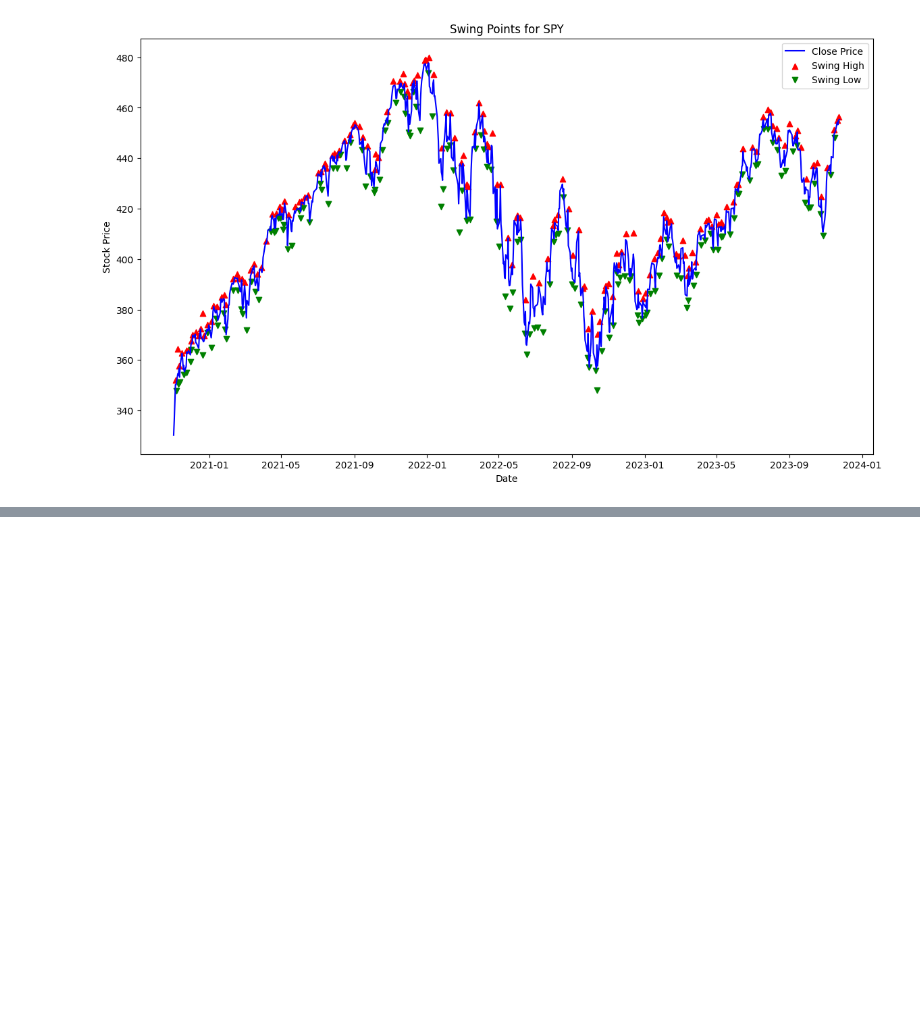
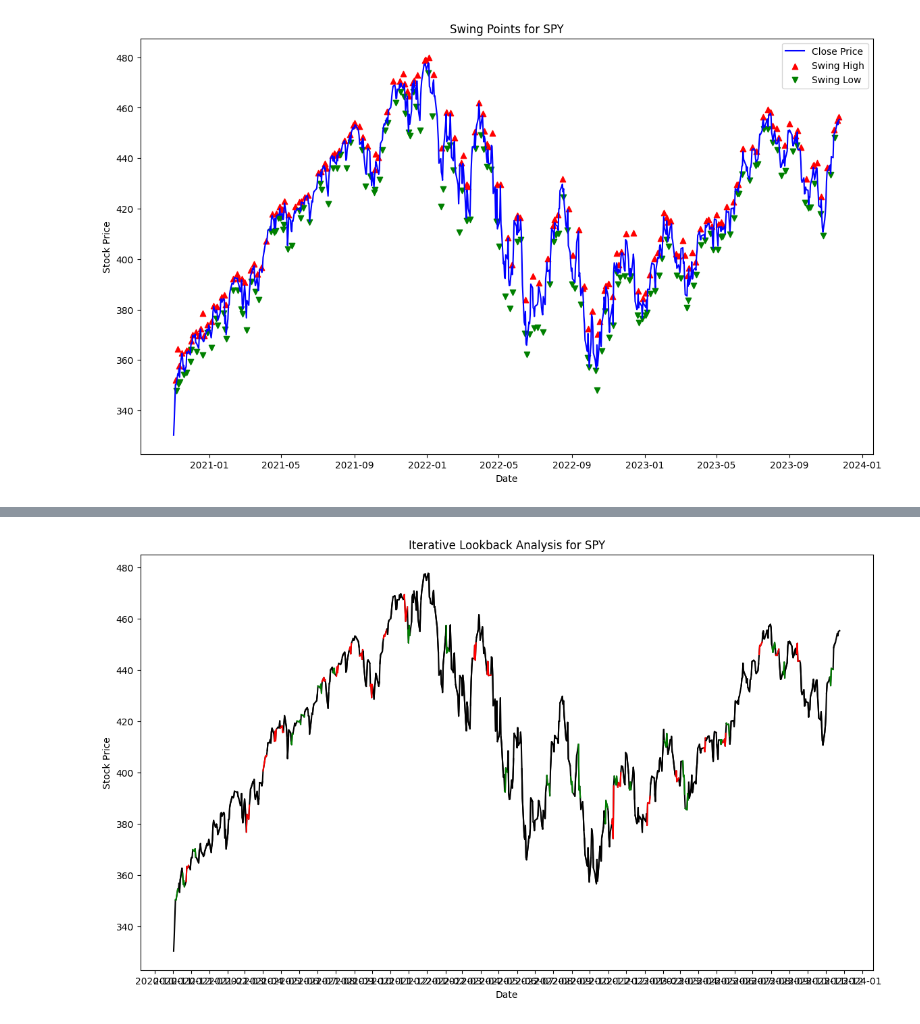
Before and after one commit to ItMeansBigMountain/Financial.Market.ML, a Jupyter notebook: box-candle.ipynb, the cells around one changed output, grey strips where cells are left out. Saved outputs shown, nothing was run; the diff lists cells and outputs as text; code cells hidden in the pictures; blank space fills up the shorter version.

```diff
--- a/box-candle.ipynb
+++ b/box-candle.ipynb
@@ -159,0 +193,35 @@ for x in range(0, len(lb_runs), 1):
+# %%
+import matplotlib.pyplot as plt
+import matplotlib.dates as mdates
+
+# Create a plot
+fig, ax = plt.subplots(figsize=(14, 8))
+
+# Plot the entire stock price line in black
+ax.plot(data.index, data['Close'], color='black', label='Close Price')
+
+# Overlay colored segments
+for i in range(len(lb_runs)):
+    start_index = data.index.get_loc(pd.to_datetime(lb_runs[i][0][0]))
+    end_index = data.index.get_loc(pd.to_datetime(lb_runs[i][-1][0])) + 1
+
+    # Choose a color based on the label
+    color = 'green' if lb_labels[i] == 'bull' else ('red' if lb_labels[i] == 'bear' else 'black')
+
+    # Plot segment
+    ax.plot(data.index[start_index:end_index], data['Close'][start_index:end_index], color=color)
+
+# Format the date axis for horizontal labels
+ax.xaxis.set_major_locator(mdates.MonthLocator())
+ax.xaxis.set_major_formatter(mdates.DateFormatter('%Y-%m'))
+plt.xticks(rotation=90)  # Set rotation for date labels
+
+# Add labels and title
+ax.set_xlabel('Date')
+ax.set_ylabel('Stock Price')
+ax.set_title(f'Iterative Lookback Analysis for {symbol}')
+
+# Show the plot
+plt.show()
+# %% [output]
+[figure, added]
```
Also changed, not shown: parts of 3 cells of this notebook.
